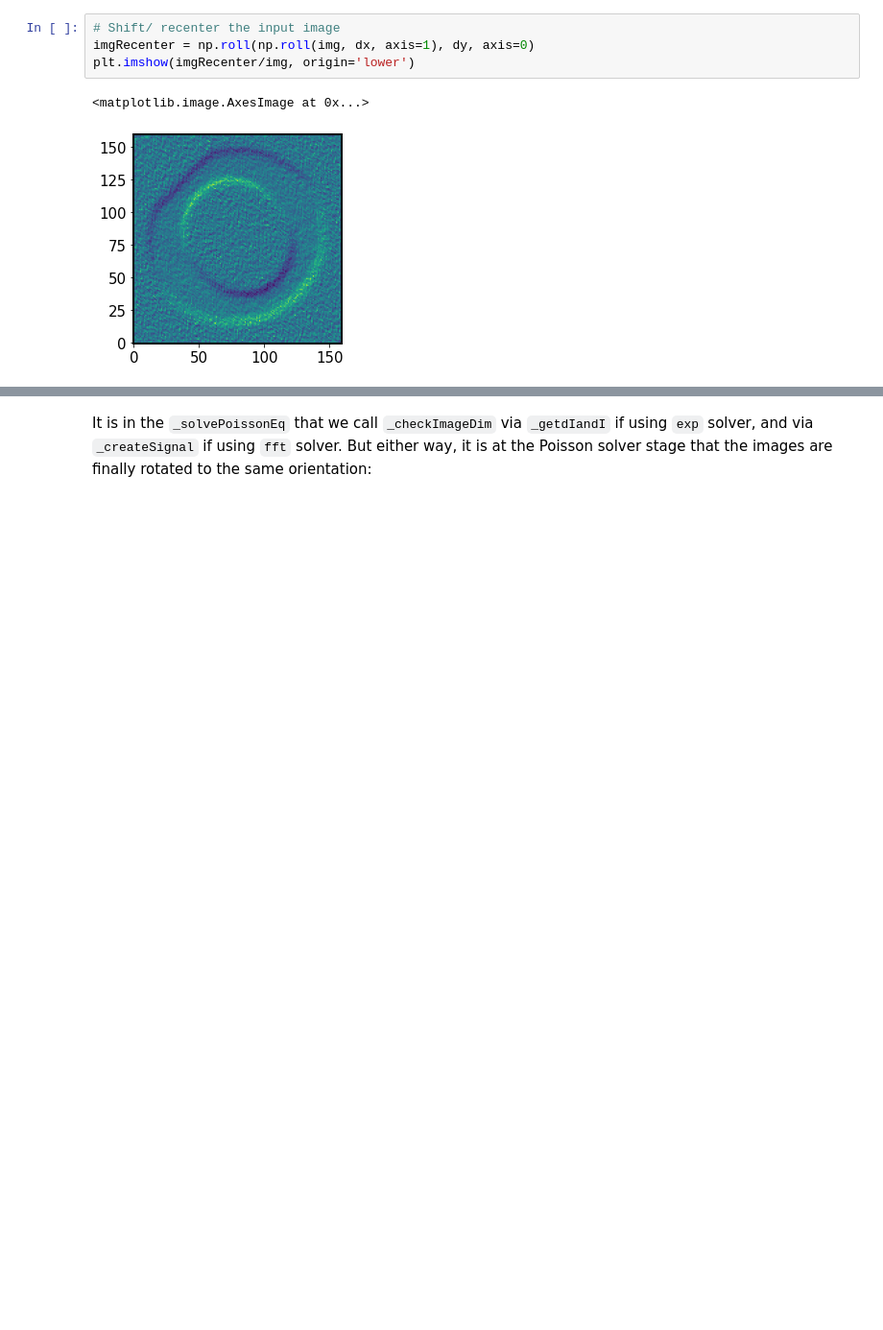
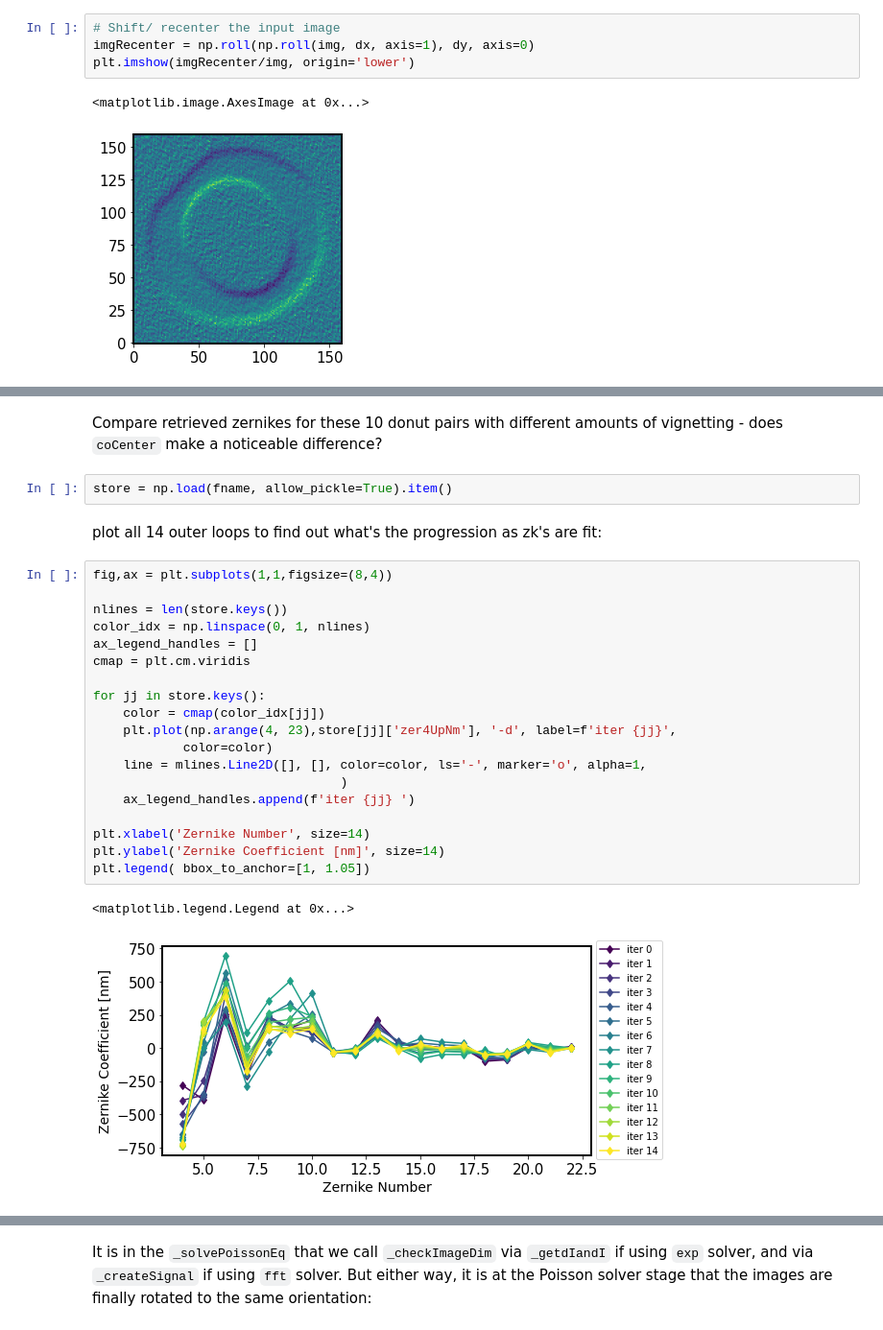
Before and after one commit to suberlak/AOS, a Jupyter notebook: AOS_DM-35922_cocenter_vs_recenter.ipynb, the cells around one changed output, grey strips where cells are left out. Shown at 96% size. Saved outputs shown, nothing was run; the diff lists cells and outputs as text; blank space fills up the shorter version.

```diff
--- a/AOS_DM-35922_cocenter_vs_recenter.ipynb
+++ b/AOS_DM-35922_cocenter_vs_recenter.ipynb
@@ -1340,0 +1603,28 @@ for row in titles.keys():
+# %% [markdown]
+Compare retrieved zernikes for these 10 donut pairs with different amounts of vignetting - does `coCenter` make a noticeable difference?
+# %%
+store = np.load(fname, allow_pickle=True).item()
+# %% [markdown]
+plot all 14 outer loops to find out what's the progression as zk's are fit:
+# %%
+fig,ax = plt.subplots(1,1,figsize=(8,4))
+
+nlines = len(store.keys())
+color_idx = np.linspace(0, 1, nlines)
+ax_legend_handles = []
+cmap = plt.cm.viridis
+
+for jj in store.keys():
+    color = cmap(color_idx[jj])
+    plt.plot(np.arange(4, 23),store[jj]['zer4UpNm'], '-d', label=f'iter {jj}',
+            color=color)
+    line = mlines.Line2D([], [], color=color, ls='-', marker='o', alpha=1,
+                                 )
+    ax_legend_handles.append(f'iter {jj} ')
+
+plt.xlabel('Zernike Number', size=14)
+plt.ylabel('Zernike Coefficient [nm]', size=14)
+plt.legend( bbox_to_anchor=[1, 1.05])
+# %% [output]
+<matplotlib.legend.Legend at 0x...>
+[figure, added]
```
Also changed, not shown: parts of 37 cells of this notebook.
